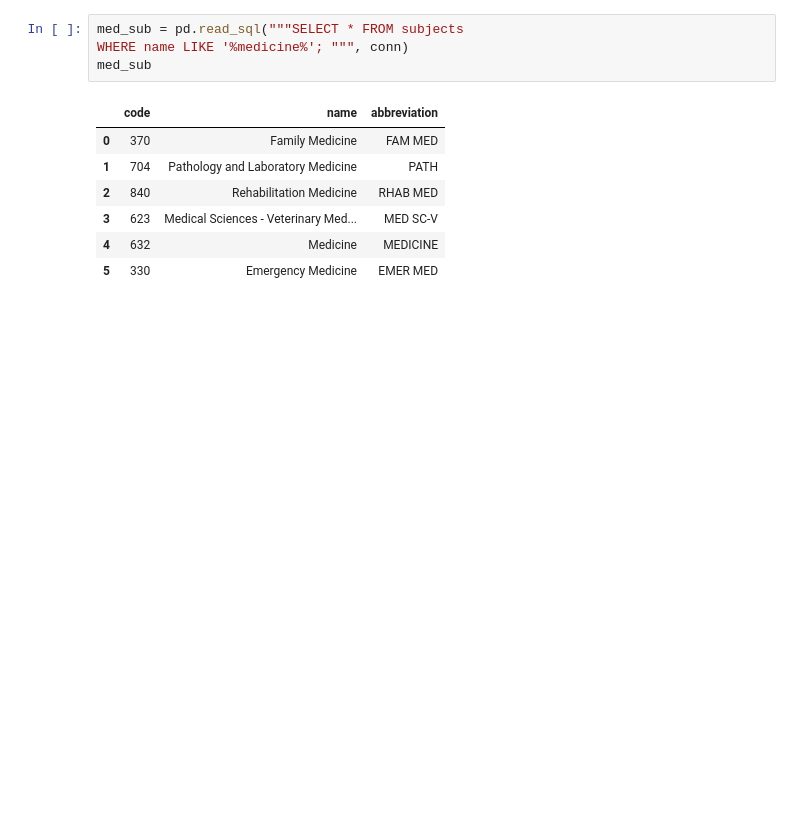
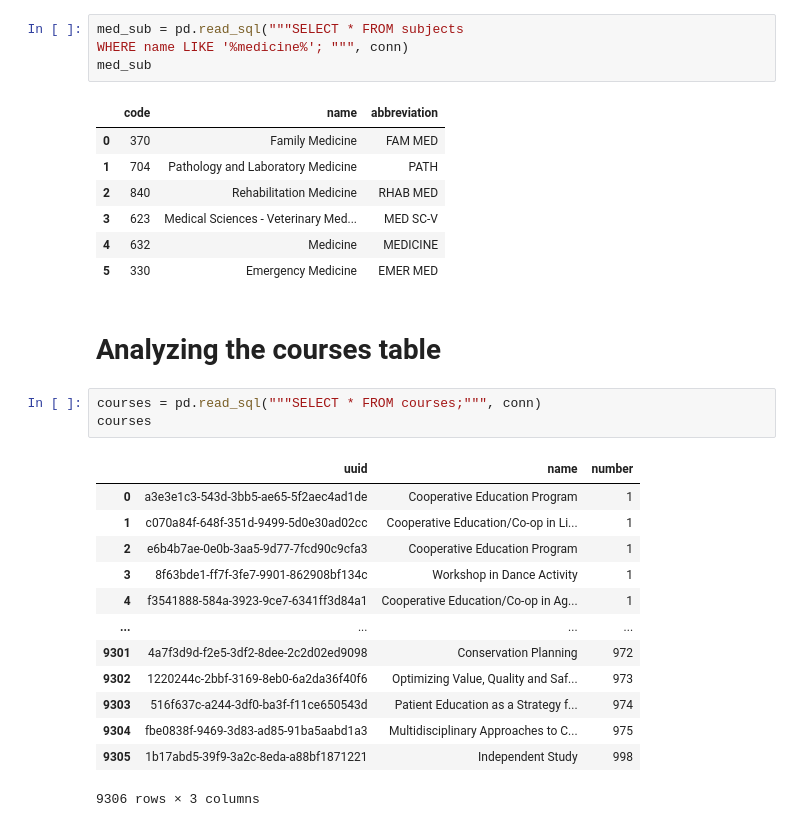
Before and after one commit to crypticrk/UW-Madsion-Dataset-Analysis, a Jupyter notebook: UW Madison Dataset Analyis.ipynb, the cells around one changed output. Saved outputs shown, nothing was run; the diff lists cells and outputs as text; blank space fills up the shorter version.

```diff
--- a/UW Madison Dataset Analyis.ipynb
+++ b/UW Madison Dataset Analyis.ipynb
@@ -156,3 +158,22 @@ med_sub
 | 3 | 623 | Medical Sciences - Veterinary Med... | MED SC-V |
 | 4 | 632 | Medicine | MEDICINE |
 | 5 | 330 | Emergency Medicine | EMER MED |
+# %% [markdown]
+# Analyzing the courses table
+# %%
+courses = pd.read_sql("""SELECT * FROM courses;""", conn)
+courses
+# %% [output]
+|  | uuid | name | number |
+| 0 | a3e3e1c3-543d-3bb5-ae65-5f2aec4ad1de | Cooperative Education Program | 1 |
+| 1 | c070a84f-648f-351d-9499-5d0e30ad02cc | Cooperative Education/Co-op in Li... | 1 |
+| 2 | e6b4b7ae-0e0b-3aa5-9d77-7fcd90c9cfa3 | Cooperative Education Program | 1 |
+| 3 | 8f63bde1-ff7f-3fe7-9901-862908bf134c | Workshop in Dance Activity | 1 |
+| 4 | f3541888-584a-3923-9ce7-6341ff3d84a1 | Cooperative Education/Co-op in Ag... | 1 |
+| ... | ... | ... | ... |
+| 9301 | 4a7f3d9d-f2e5-3df2-8dee-2c2d02ed9098 | Conservation Planning | 972 |
+| 9302 | 1220244c-2bbf-3169-8eb0-6a2da36f40f6 | Optimizing Value, Quality and Saf... | 973 |
+| 9303 | 516f637c-a244-3df0-ba3f-f11ce650543d | Patient Education as a Strategy f... | 974 |
+| 9304 | fbe0838f-9469-3d83-ad85-91ba5aabd1a3 | Multidisciplinary Approaches to C... | 975 |
+| 9305 | 1b17abd5-39f9-3a2c-8eda-a88bf1871221 | Independent Study | 998 |
+9306 rows × 3 columns
```
Also changed, not shown: parts of 5 cells of this notebook.
